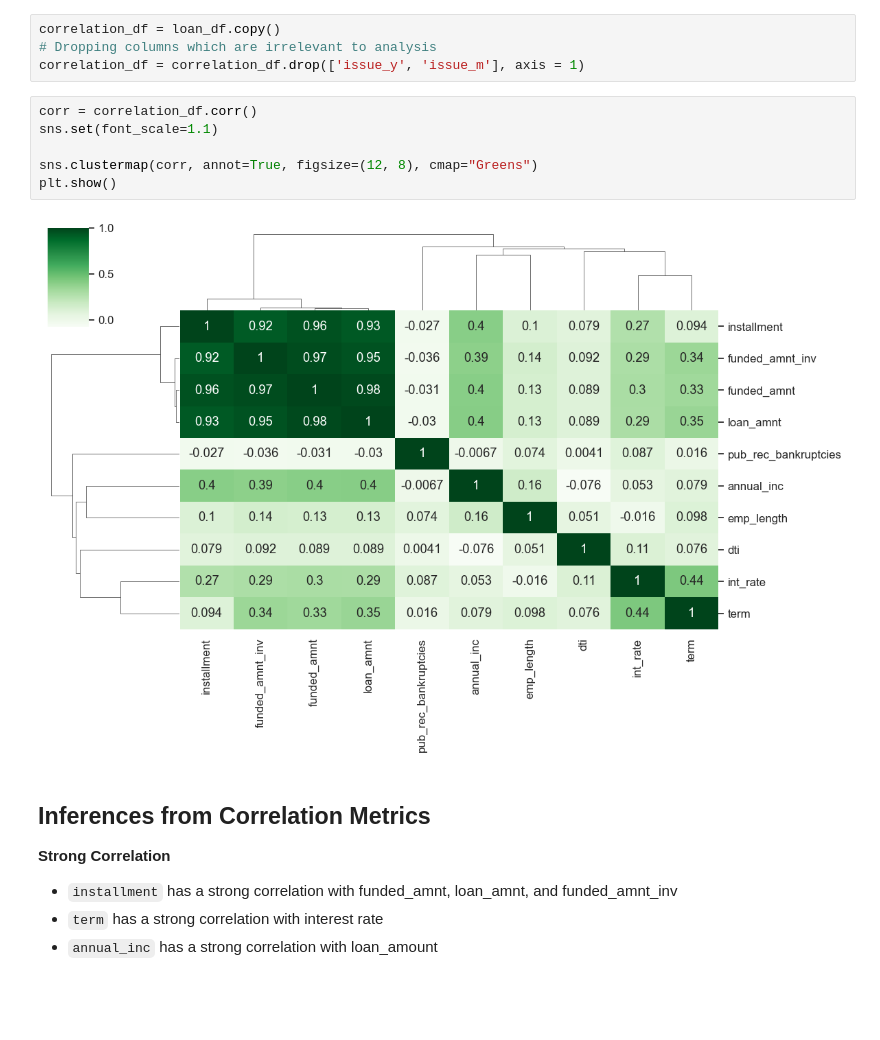
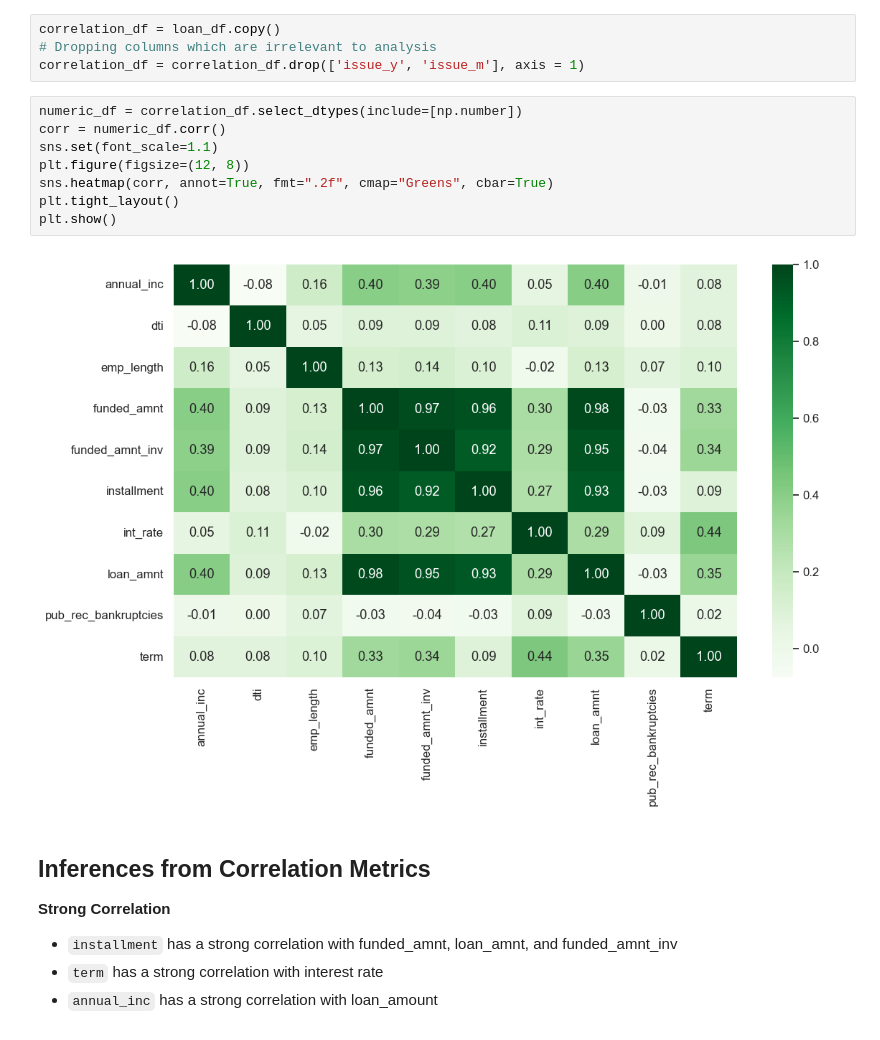
Before and after one commit to rahulyadav11mca/Lending-Club-Case-Study-Group-7, a Jupyter notebook: Rahul_Yadav.ipynb, the cells around one changed output. Drawn from its saved outputs; the diff is of its cells as text; blank space fills up the shorter version.

```diff
--- a/Rahul_Yadav.ipynb
+++ b/Rahul_Yadav.ipynb
@@ -1499,13 +1462,15 @@ correlation_df = loan_df.copy()
 # Dropping columns which are irrelevant to analysis
 correlation_df = correlation_df.drop(['issue_y', 'issue_m'], axis = 1)
 # %%
-corr = correlation_df.corr()
+numeric_df = correlation_df.select_dtypes(include=[np.number])
+corr = numeric_df.corr()
 sns.set(font_scale=1.1)
-
-sns.clustermap(corr, annot=True, figsize=(12, 8), cmap="Greens")
+plt.figure(figsize=(12, 8))
+sns.heatmap(corr, annot=True, fmt=".2f", cmap="Greens", cbar=True)
+plt.tight_layout()
 plt.show()
 # %% [output]
-[figure, old version]
+[figure, new version]
 # %% [markdown]
 ## Inferences from Correlation Metrics
 
```
Also changed, not shown: parts of 21 cells of this notebook.
